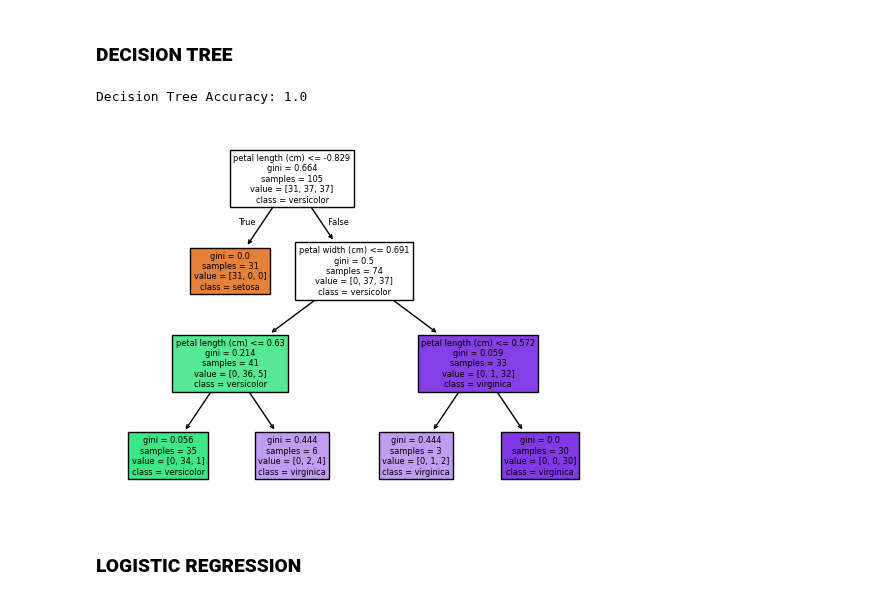
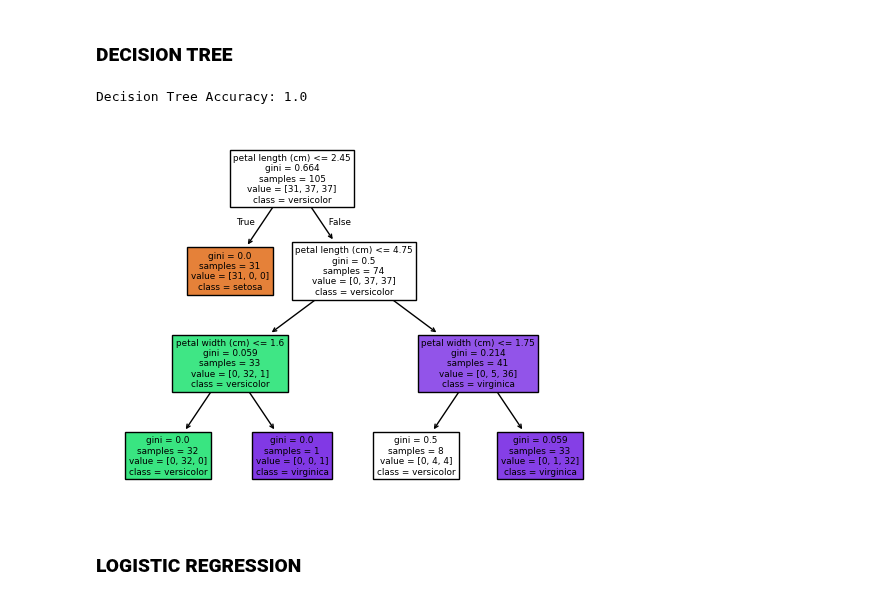
Before and after one commit to FabioBiit/ML_SCRIPTS, a Jupyter notebook: NOTEBOOKS/CLASSIFICAZIONE/ML_DATASET_IRIS.ipynb, the cells around one changed output. Saved outputs shown, nothing was run; the diff lists cells and outputs as text; code cells hidden in the pictures.

```diff
--- a/NOTEBOOKS/CLASSIFICAZIONE/ML_DATASET_IRIS.ipynb
+++ b/NOTEBOOKS/CLASSIFICAZIONE/ML_DATASET_IRIS.ipynb
@@ -142,24 +142,24 @@ plt.show()
 # %%
 # Creazione modello Decision Tree
 dt = DecisionTreeClassifier(max_depth = 3)
 
-# Allena il modello sui dati di training scalati
-dt.fit(X_train_scaled, y_train)
+# Allena il modello sui dati di training -> Nel DecisionTree non è necessario scalare i dati
+dt.fit(X_train, y_train)
 # Usa il modello allenato per fare predizioni
-y_pred = dt.predict(X_test_scaled)
+y_pred = dt.predict(X_test)
 # Valuta le predizioni
 accuracy_tree = accuracy_score(y_test, y_pred)
 
 print(f"Decision Tree Accuracy: {accuracy_tree}\n")
 
 # Richiamo del plot del Decision tree
 plot_tree(dt, feature_names = X.columns, class_names=iris.target_names, filled=True)
 
 # Plot del Decision Tree
 plt.show()
 # %% [output]
 Decision Tree Accuracy: 1.0
-[figure, old version]
+[figure, new version]
 # %% [markdown]
 ### **LOGISTIC REGRESSION**
 # %%
```
Also changed, not shown: parts of 3 cells of this notebook.
